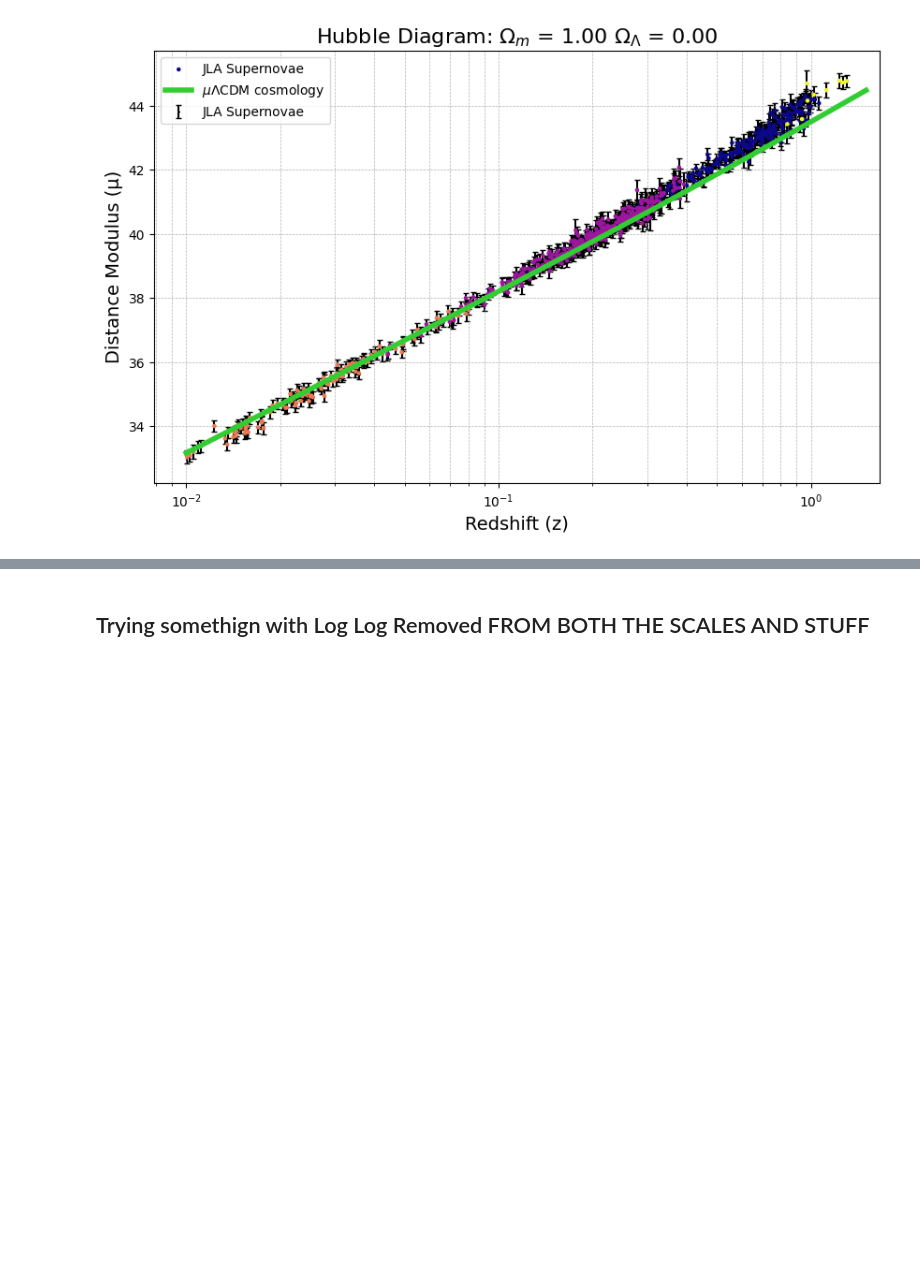
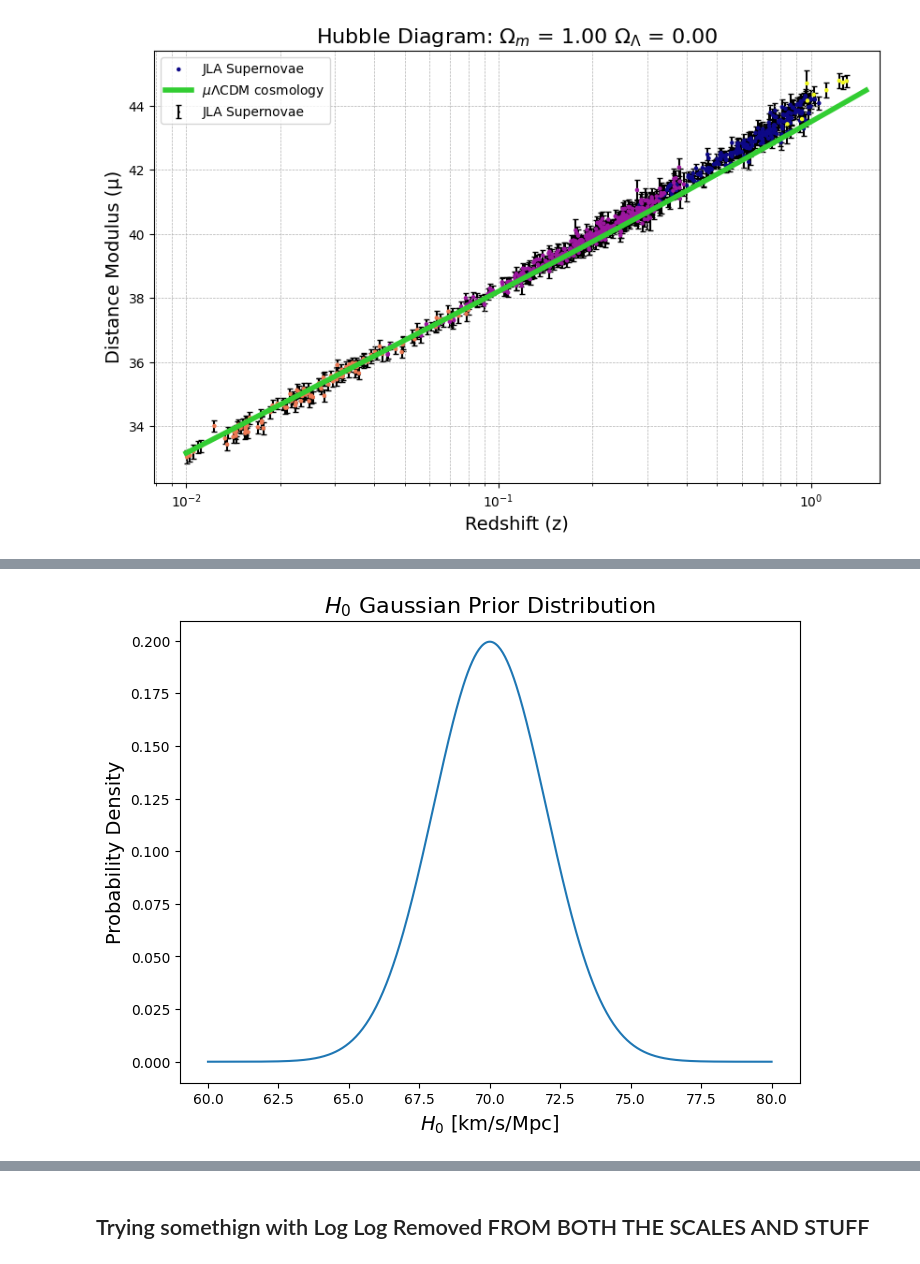
Before and after one commit to chernya4/astr_prac, a Jupyter notebook: SDSS_practice.ipynb, the cells around one changed output, grey strips where cells are left out. Saved outputs shown, nothing was run; the diff lists cells and outputs as text; code cells hidden in the pictures; blank space fills up the shorter version.

```diff
--- a/SDSS_practice.ipynb
+++ b/SDSS_practice.ipynb
@@ -347,0 +360,18 @@ plt.show()
+# %%
+import numpy as np
+import matplotlib.pyplot as plt
+
+# Range of H0
+H0_values = np.linspace(60, 80, 500)
+
+prior_values = np.exp(-0.5 * ((H0_values - mean) / std)**2) / (std * np.sqrt(2 * np.pi))
+
+# Plot the Gaussian prior
+plt.figure(figsize=(8, 6))
+plt.plot(H0_values, prior_values, label=f"Gaussian Prior ($\mu={mean}$, $\sigma={std}$)")
+plt.title("$H_0$ Gaussian Prior Distribution", fontsize=16)
+plt.xlabel("$H_0$ [km/s/Mpc]", fontsize=14)
+plt.ylabel("Probability Density", fontsize=14)
+plt.show()
+# %% [output]
+[figure, added]
```
Also changed, not shown: parts of 7 cells of this notebook, 6 other files.
